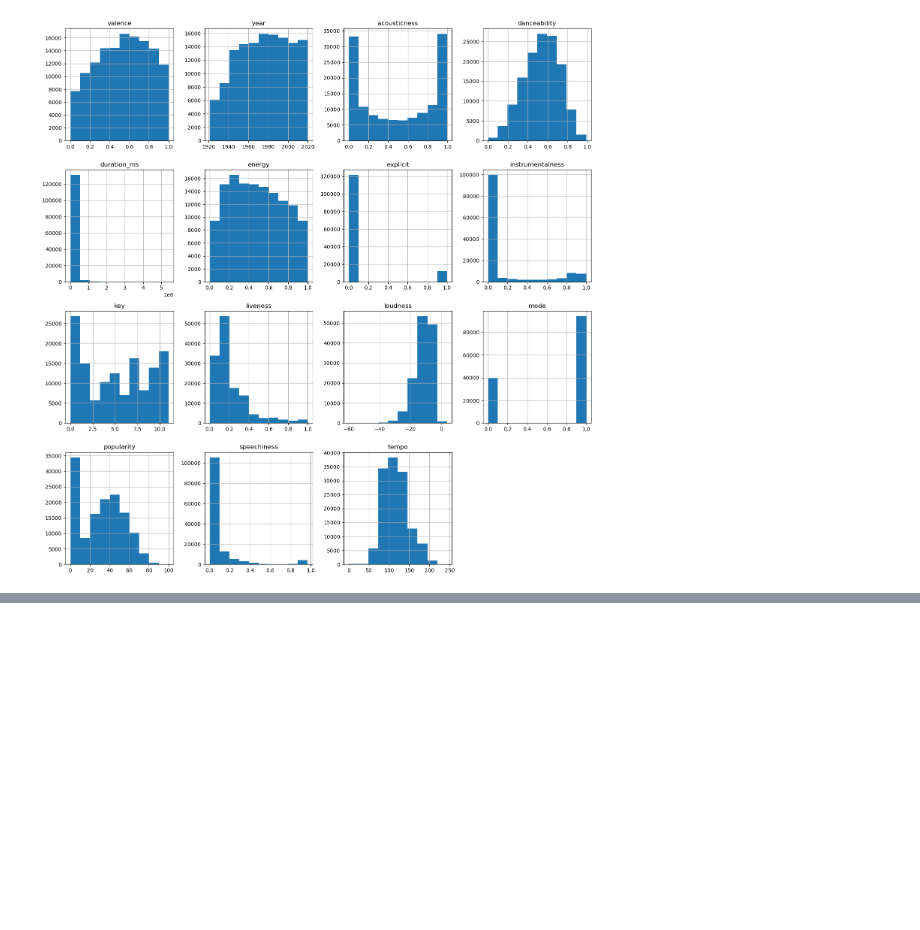
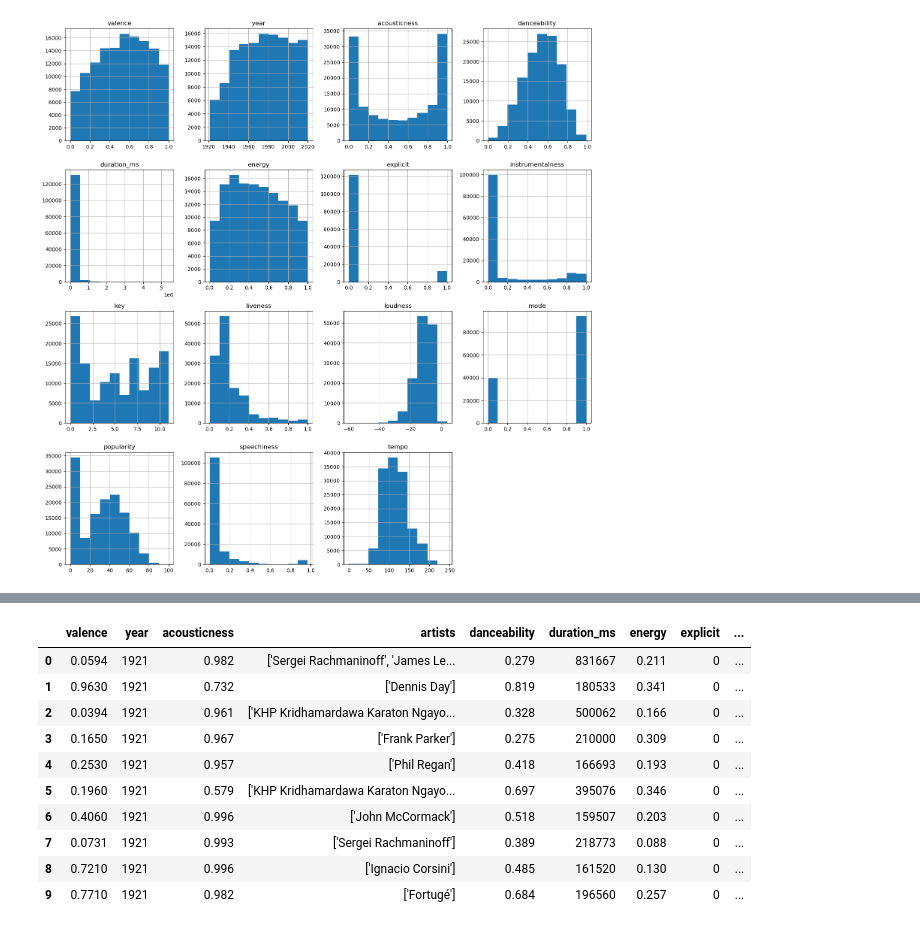
Before and after one commit to sarsteg/music-recommendations-machine-learning, a Jupyter notebook: Cleaning-Exploration/data.ipynb, the cells around one changed output, grey strips where cells are left out. Saved outputs shown, nothing was run; the diff lists cells and outputs as text; code cells hidden in the pictures; blank space fills up the shorter version.

```diff
--- a/Cleaning-Exploration/data.ipynb
+++ b/Cleaning-Exploration/data.ipynb
@@ -135,0 +171,16 @@ plt.show()
+# %%
+# Drop columns "duration_ms", "explicit", and "instrumentalness" due to skewed data in the graphs
+#data = data.drop(columns=["duration_ms", "explicit", "instrumentalness"], axis=1)
+data.head(10)
+# %% [output]
+|  | valence | year | acousticness | artists | danceability | duration_ms | energy | explicit | ... |
+| 0 | 0.0594 | 1921 | 0.982 | ['Sergei Rachmaninoff', 'James Le... | 0.279 | 831667 | 0.211 | 0 | ... |
+| 1 | 0.9630 | 1921 | 0.732 | ['Dennis Day'] | 0.819 | 180533 | 0.341 | 0 | ... |
+| 2 | 0.0394 | 1921 | 0.961 | ['KHP Kridhamardawa Karaton Ngayo... | 0.328 | 500062 | 0.166 | 0 | ... |
+| 3 | 0.1650 | 1921 | 0.967 | ['Frank Parker'] | 0.275 | 210000 | 0.309 | 0 | ... |
+| 4 | 0.2530 | 1921 | 0.957 | ['Phil Regan'] | 0.418 | 166693 | 0.193 | 0 | ... |
+| 5 | 0.1960 | 1921 | 0.579 | ['KHP Kridhamardawa Karaton Ngayo... | 0.697 | 395076 | 0.346 | 0 | ... |
+| 6 | 0.4060 | 1921 | 0.996 | ['John McCormack'] | 0.518 | 159507 | 0.203 | 0 | ... |
+| 7 | 0.0731 | 1921 | 0.993 | ['Sergei Rachmaninoff'] | 0.389 | 218773 | 0.088 | 0 | ... |
+| 8 | 0.7210 | 1921 | 0.996 | ['Ignacio Corsini'] | 0.485 | 161520 | 0.130 | 0 | ... |
+| 9 | 0.7710 | 1921 | 0.982 | ['Fortugé'] | 0.684 | 196560 | 0.257 | 0 | ... |
```
Also changed, not shown: parts of 6 cells of this notebook, 2 other files.
